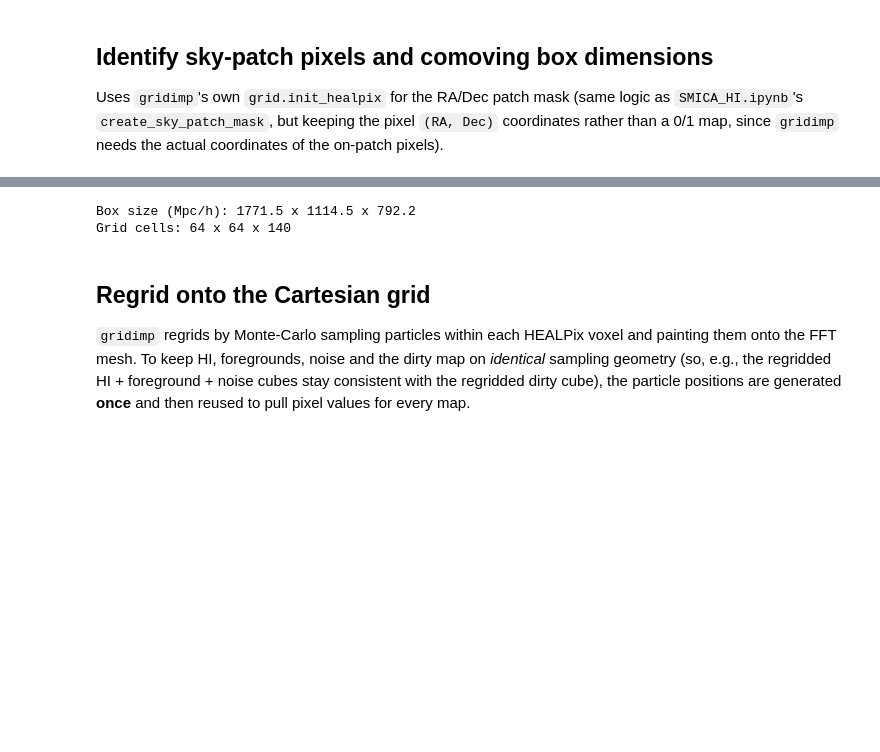
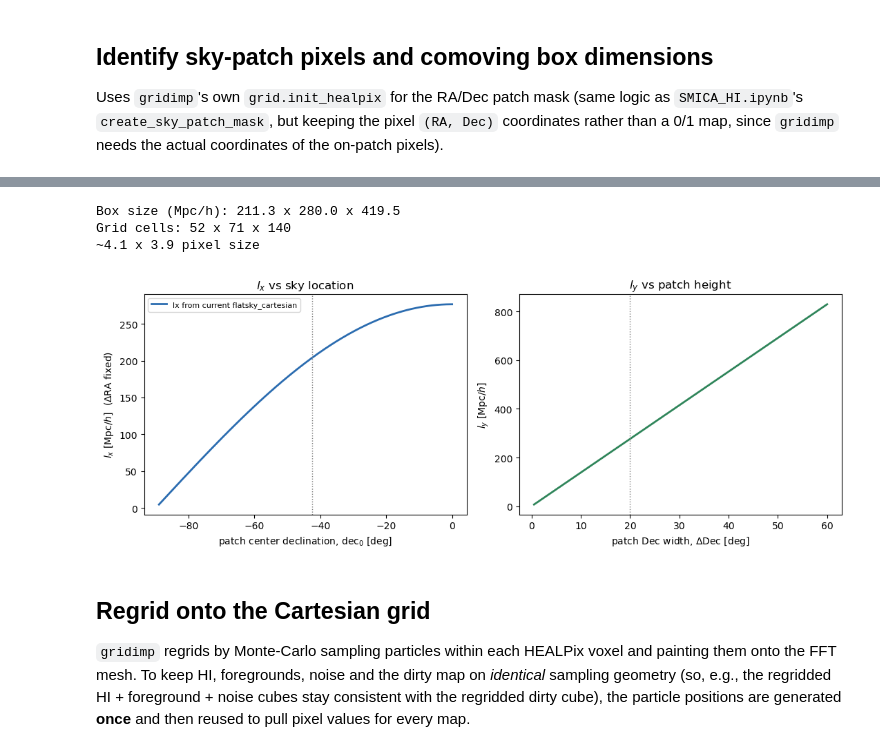
Before and after one commit to urwa99/SMICA_Paper, a Jupyter notebook: Notebooks_1/gridimp_cartesian_cube.ipynb, the cells around one changed output, grey strips where cells are left out. Drawn from its saved outputs; the diff is of its cells as text; code cells hidden in the pictures; blank space fills up the shorter version.

```diff
--- a/Notebooks_1/gridimp_cartesian_cube.ipynb
+++ b/Notebooks_1/gridimp_cartesian_cube.ipynb
@@ -156,14 +255,63 @@ Survey area (pixel counting): 5454.2 deg^2   (fsky = 0.1322)
 # %%
-n_fft = 64  # output grid resolution in the two transverse (nx,ny) directions
-            # nz is kept at the native frequency resolution (nfreqs) so GPR can later fit along real channels
+# nx,ny chosen separately (rather than one square n_fft) because the patch itself isn't square in
+# Mpc/h (lx != ly at this dec0) -- matching GPR's cell size (500/128=3.906 Mpc/h) on each axis
+# independently keeps voxels ~isotropic and puts our k_perp Nyquist in line with the GPR reference cube.
+# nz is kept at the native frequency resolution (nfreqs) so GPR can later fit along real channels.
+gpr_cell_size = 500.0 / 128  # Mpc/h, from Understanding_GPR's lx_g/nx_g
+nx = round((d_ref * np.cos(np.radians((decmin + decmax) / 2)) * np.radians(ramax - ramin)) / gpr_cell_size)
+ny = round((d_ref * np.radians(decmax - decmin)) / gpr_cell_size)
 
-dims_fft = grid.comoving_dims(ra_patch, dec_patch, nu, nside, ndim=(n_fft, n_fft, nfreqs))
+dims_fft = flatsky_dims(ra_patch, dec_patch, nu, d_ref, ndim=(nx, ny, nfreqs))
 lx, ly, lz, nx, ny, nz, x0, y0, z0 = dims_fft
 print(f"Box size (Mpc/h): {lx:.1f} x {ly:.1f} x {lz:.1f}")
 print(f"Grid cells: {nx} x {ny} x {nz}")
+print(f"~{lx/nx:.1f} x {ly/ny:.1f} pixel size")
 # %% [output]
-Box size (Mpc/h): 1771.5 x 1114.5 x 792.2
-Grid cells: 64 x 64 x 140
+Box size (Mpc/h): 211.3 x 280.0 x 419.5
+Grid cells: 52 x 71 x 140
+~4.1 x 3.9 pixel size
+# %%
+def lx_via_code(dra_deg, dec0_deg):
+    ra_test = np.array([-dra_deg / 2, dra_deg / 2])
+    dec_test = np.array([dec0_deg, dec0_deg])
+    x, _, _ = flatsky_cartesian(ra_test, dec_test, np.zeros(2), ra_test, dec_test, d_ref)
+    return x.max() - x.min()
+
+def ly_via_code(ddec_deg, dec0_deg):
+    ra_test = np.array([0.0, 0.0])
+    dec_test = np.array([dec0_deg - ddec_deg / 2, dec0_deg + ddec_deg / 2])
+    _, y, _ = flatsky_cartesian(ra_test, dec_test, np.zeros(2), ra_test, dec_test, d_ref)
+    return y.max() - y.min()
+
+dra_fixed = ramax - ramin          # my patch's actual RA width
+ddec_fixed = decmax - decmin       # my patch's actual Dec width
+dec0_actual = (decmin + decmax) / 2
+
+dec0_range = np.linspace(-89, 0, 300)
+ddec_range = np.linspace(0.5, 60, 300)
+
+fig, axes = plt.subplots(1, 2, figsize=(11, 4.2))
+
+ax = axes[0]
+ax.plot(dec0_range, [lx_via_code(dra_fixed, d) for d in dec0_range], color='#2b6cb0', lw=2,
+        label='lx from current flatsky_cartesian')
+ax.axvline(dec0_actual, color='gray', lw=1, ls=':')
+ax.set_xlabel(r'patch center declination, dec$_0$ [deg]')
+ax.set_ylabel(r'$l_x$ [Mpc/$h$]  ($\Delta$RA fixed)')
+ax.set_title(r'$l_x$ vs sky location ')
+ax.legend(fontsize=8)
+
+ax = axes[1]
+ax.plot(ddec_range, [ly_via_code(d, dec0_actual) for d in ddec_range], color='#2f855a', lw=2)
+ax.axvline(ddec_fixed, color='gray', lw=1, ls=':')
+ax.set_xlabel(r'patch Dec width, $\Delta$Dec [deg]')
+ax.set_ylabel(r'$l_y$ [Mpc/$h$]')
+ax.set_title(r'$l_y$ vs patch height')
+
+plt.tight_layout()
+plt.show()
+# %% [output]
+[figure, added]
 # %% [markdown]
 ## Regrid onto the Cartesian grid
 
```
Also changed, not shown: parts of 27 cells of this notebook.
